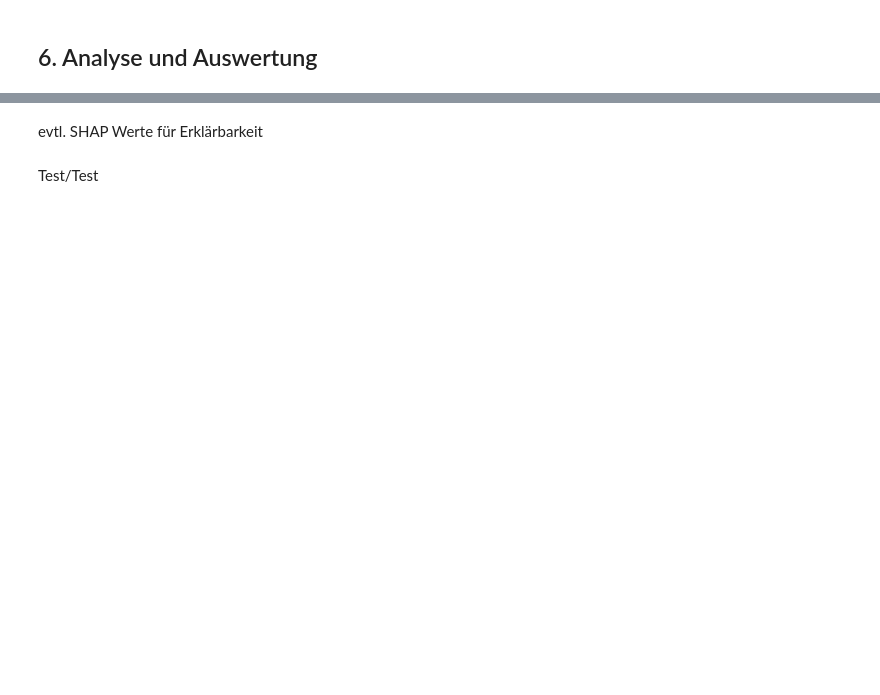
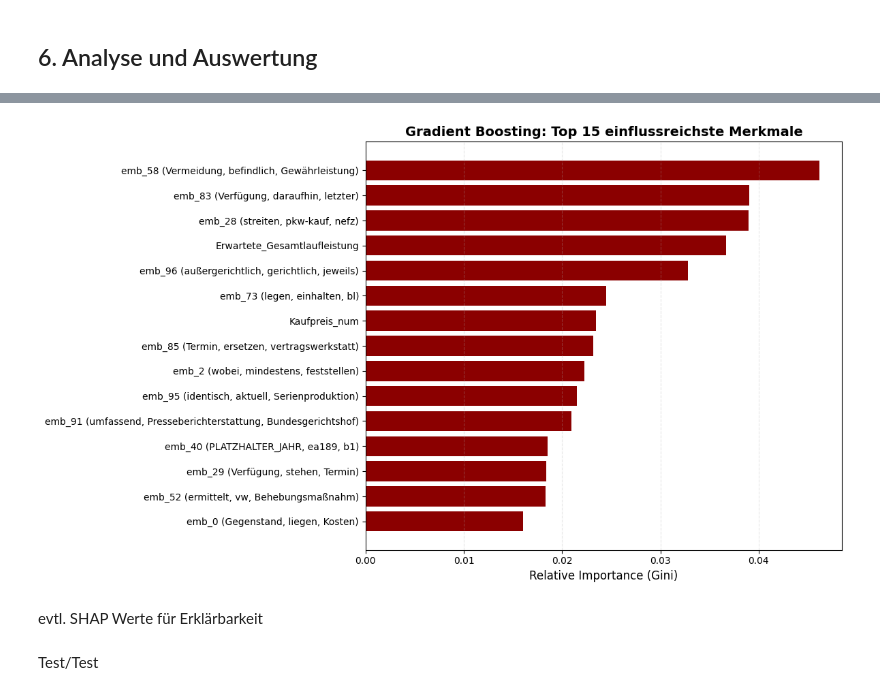
Before and after one commit to Theresa17/ds_law, a Jupyter notebook: backend/jupyter_notebook/analyse_final.ipynb, the cells around one changed output, grey strips where cells are left out. Saved outputs shown, nothing was run; the diff lists cells and outputs as text; code cells hidden in the pictures; blank space fills up the shorter version.

```diff
--- a/backend/jupyter_notebook/analyse_final.ipynb
+++ b/backend/jupyter_notebook/analyse_final.ipynb
@@ -1008,3 +1084,36 @@ weighted avg       0.76      0.76      0.76       238
+# %%
+# Visualisierung
+
+import numpy as np
+import matplotlib.pyplot as plt
+
+# 1. Feature Importance aus dem Gradient Boosting Modell extrahieren
+importances_gb = gb_model.feature_importances_
+feat_names = X_train_final.columns
+
+# 2. Top 15 Merkmale identifizieren
+top_indices_gb = np.argsort(importances_gb)[-15:]
+top_importances_gb = importances_gb[top_indices_gb]
+
+# 3. Namen mappen: Wir nutzen die Funktion aus 6.0, um die Embeddings zu "übersetzen"
+top_names_gb = [get_top_words_for_embedding(feat_names[i], w2v_model) for i in top_indices_gb]
+
+# 4. Visualisierung
+plt.figure(figsize=(12, 7))
+plt.barh(top_names_gb, top_importances_gb, color='darkred')
+
+# Styling-Elemente
+plt.title("Gradient Boosting: Top 15 einflussreichste Merkmale", fontsize=14, fontweight='bold')
+plt.xlabel("Relative Importance (Gini)", fontsize=12)
+plt.grid(axis='x', linestyle='--', alpha=0.3)
+
+# Damit die langen Namen der Wort-Mappigs nicht abgeschnitten werden:
+plt.tight_layout()
+
+# Grafik anzeigen
+plt.show()
+# %% [output]
+[figure, added]
 # %% [markdown]
 evtl. SHAP Werte für Erklärbarkeit
 # %% [markdown]
```
Also changed, not shown: parts of 35 cells of this notebook, 2 other files.
